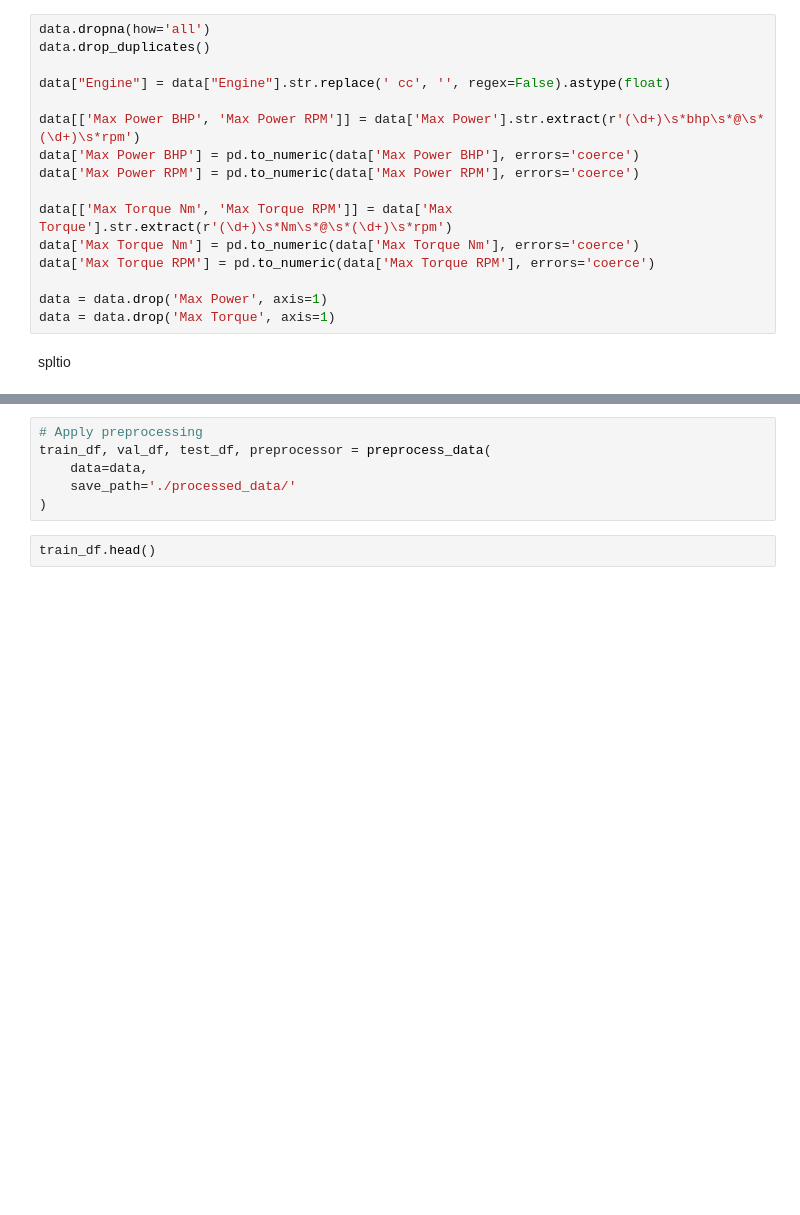
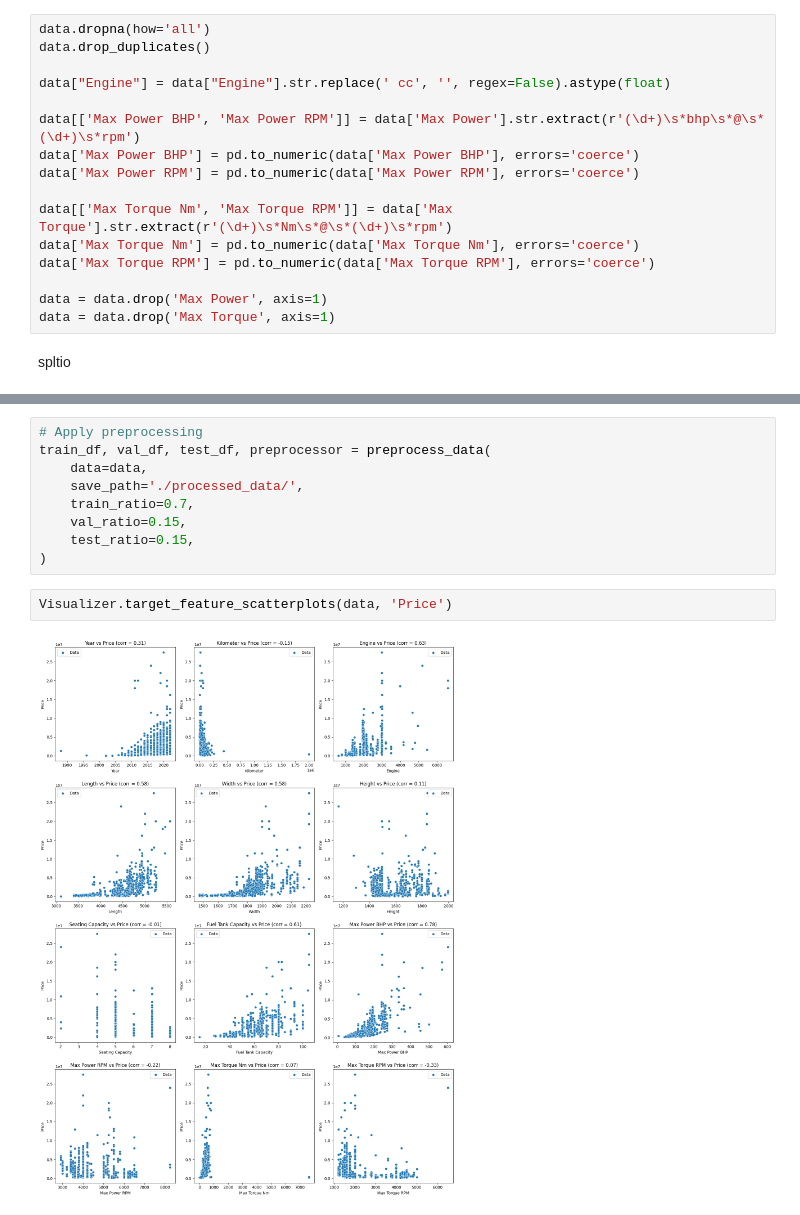
Before and after one commit to p1neapplechoco/LAB1-MML, a Jupyter notebook: preprocess_final.ipynb, the cells around one changed output, grey strips where cells are left out. Saved outputs shown, nothing was run; the diff lists cells and outputs as text; blank space fills up the shorter version.

```diff
--- a/preprocess_final.ipynb
+++ b/preprocess_final.ipynb
@@ -65,10 +142,15 @@ print("Unique values after:", data["Fuel Type"].unique())
 # Apply preprocessing
 train_df, val_df, test_df, preprocessor = preprocess_data(
     data=data,
-    save_path='./processed_data/'
+    save_path='./processed_data/',
+    train_ratio=0.7,
+    val_ratio=0.15,
+    test_ratio=0.15,
 )
-# %%
-train_df.head()
+# %%
+Visualizer.target_feature_scatterplots(data, 'Price')
+# %% [output]
+[figure, added]
 # %%
 ### Insert feature engineer code
 ### For simplicity, just choose all features, drop Make, Model and standard hypothesis model
```
Also changed, not shown: parts of 26 cells of this notebook, 3 other files.
